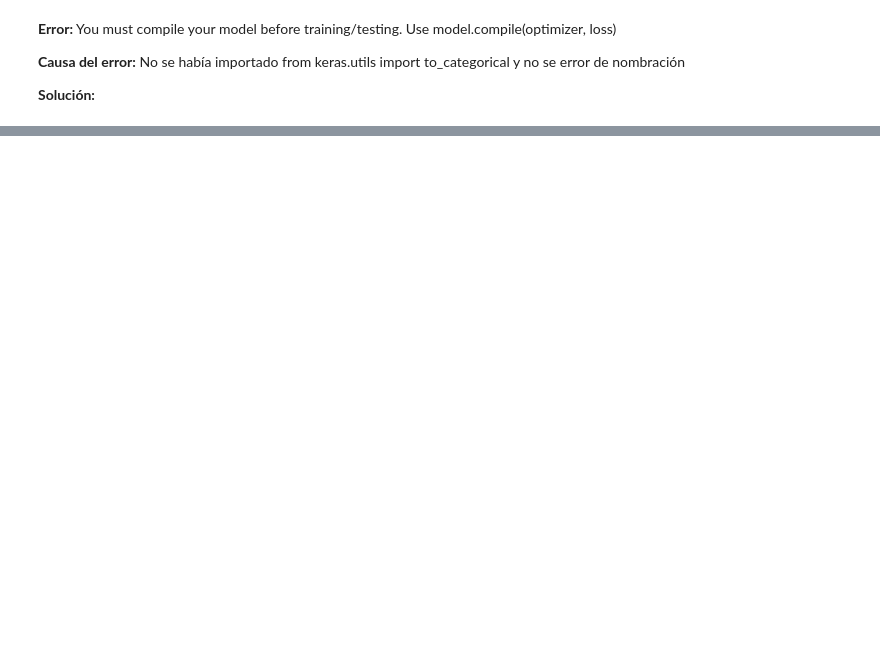
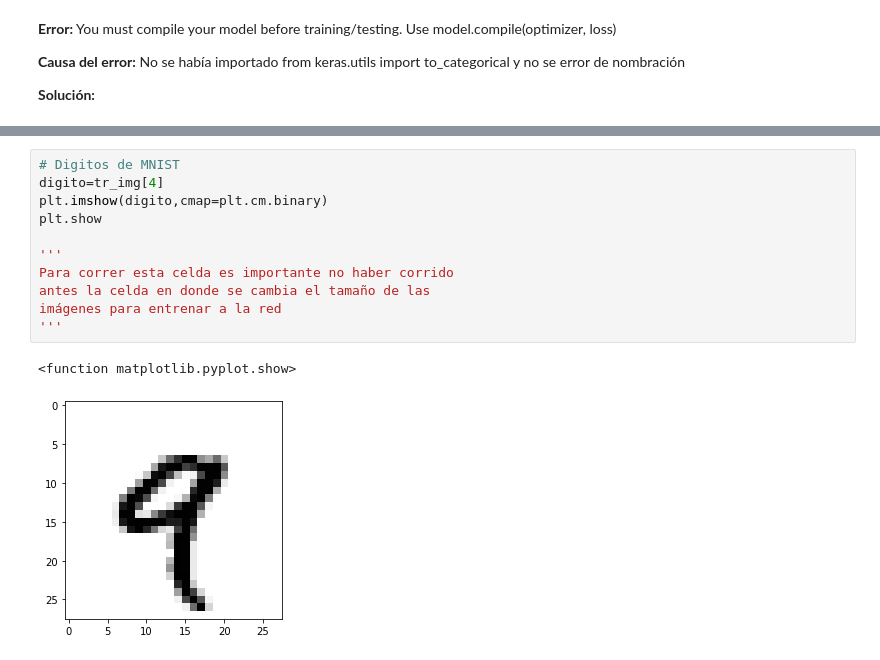
Before and after one commit to AbelS4l4S/Learning_DeepLearning, a Jupyter notebook: Deep_learning_with_Python_Chollet.ipynb, the cells around one changed output, grey strips where cells are left out. Saved outputs shown, nothing was run; the diff lists cells and outputs as text; blank space fills up the shorter version.

```diff
--- a/Deep_learning_with_Python_Chollet.ipynb
+++ b/Deep_learning_with_Python_Chollet.ipynb
@@ -76,0 +172,14 @@ print('test_acc:',test_acc)
+# %%
+# Digitos de MNIST
+digito=tr_img[4]
+plt.imshow(digito,cmap=plt.cm.binary)
+plt.show
+
+'''
+Para correr esta celda es importante no haber corrido
+antes la celda en donde se cambia el tamaño de las
+imágenes para entrenar a la red
+'''
+# %% [output]
+<function matplotlib.pyplot.show>
+[figure, added]
```
Also changed, not shown: parts of 18 cells of this notebook.
